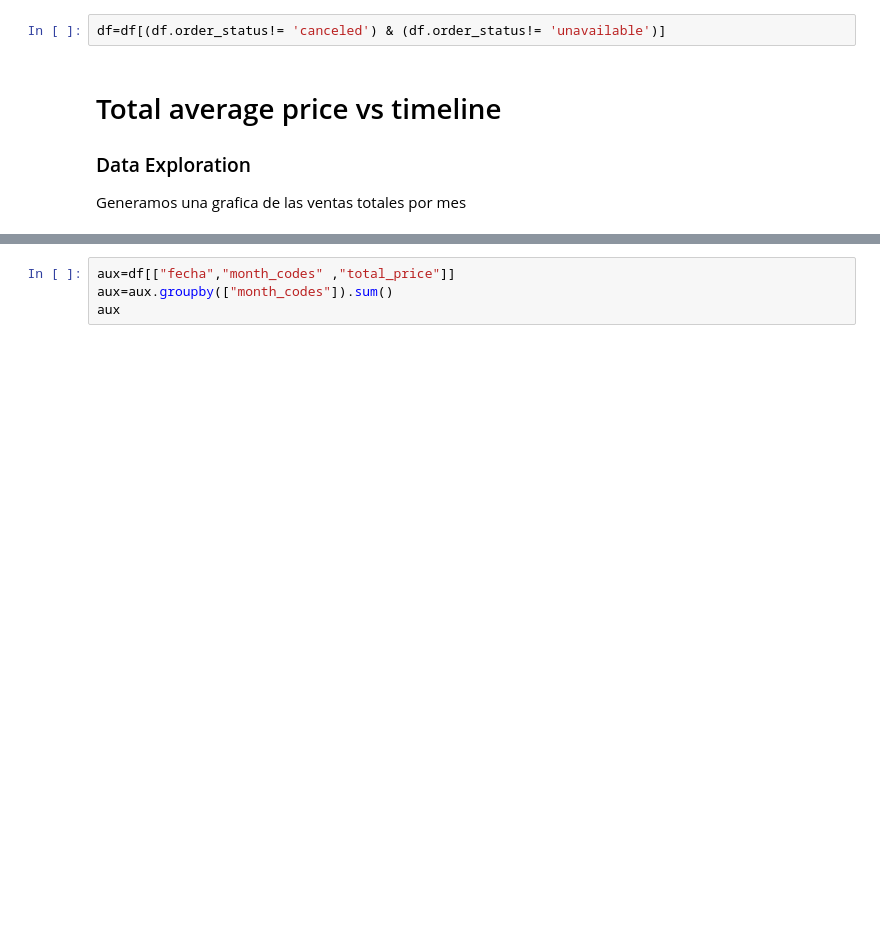
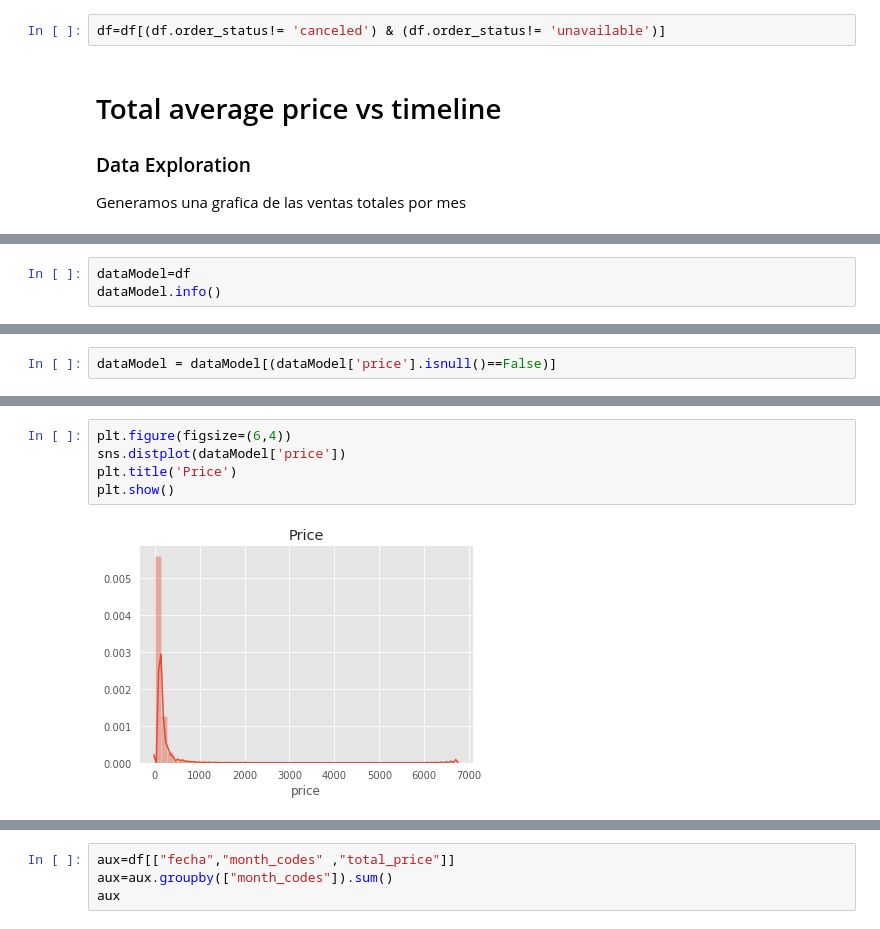
Before and after one commit to ximenarios/DS4AProject, a Jupyter notebook: ModelFinal.ipynb, the cells around one changed output, grey strips where cells are left out. Saved outputs shown, nothing was run; the diff lists cells and outputs as text; blank space fills up the shorter version.

```diff
--- a/ModelFinal.ipynb
+++ b/ModelFinal.ipynb
@@ -209,0 +212,3 @@ Generamos una grafica de las ventas totales por mes
+# %%
+dataModel=df
+dataModel.info()
@@ -209,0 +233,2 @@ Generamos una grafica de las ventas totales por mes
+# %%
+dataModel = dataModel[(dataModel['price'].isnull()==False)]
@@ -209,0 +255,7 @@ Generamos una grafica de las ventas totales por mes
+# %%
+plt.figure(figsize=(6,4))
+sns.distplot(dataModel['price'])
+plt.title('Price')
+plt.show()
+# %% [output]
+[figure, added]
```
Also changed, not shown: parts of 14 cells of this notebook.
